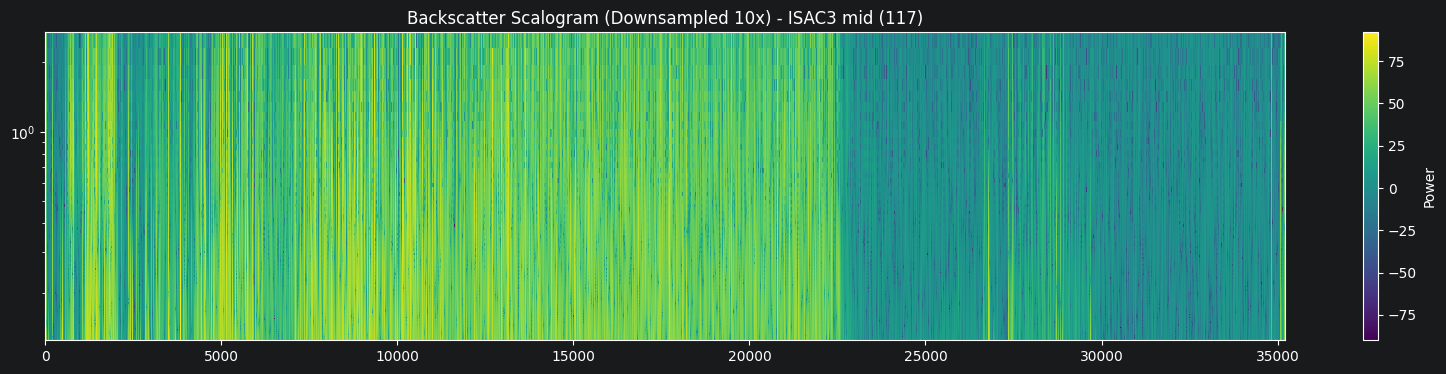
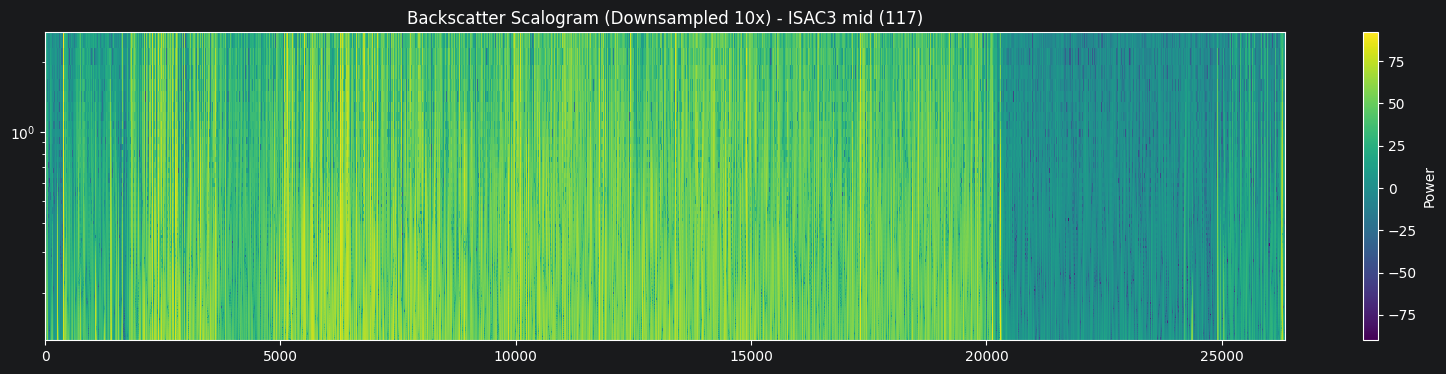
Code edit (unified diff) that turned the first committed figure into the second:
--- before
+++ after
@@ -8,4 +8,9 @@
 df = pd.read_csv('ISAC3_mid_117.TXT', skiprows = 4)
 df.columns = ['unixTime','background','ambient', 'backscatter', 'pressure','waterTemp','battery']
+
+print(len(df))
+df = df[df['unixTime'] <= 1774232176]
+df = df[df['unixTime'] >= 1774110676]
+print(len(df))
 
 # 2. Define the signal and sampling frequency
@@ -63,2 +68,3 @@
 plt.title(f'Backscatter Scalogram (Downsampled {downsample_factor}x) - ISAC3 mid (117)')
 plt.show()
+plt.savefig('ISAC3_117_scalogram.png')

Commit: Synchronized dataframes for scalogram